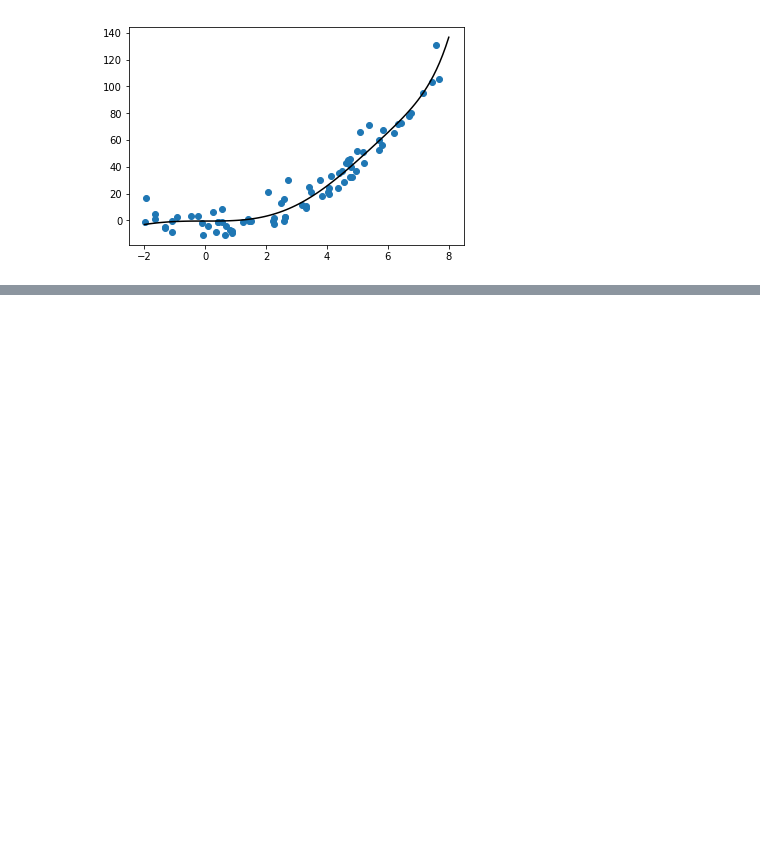
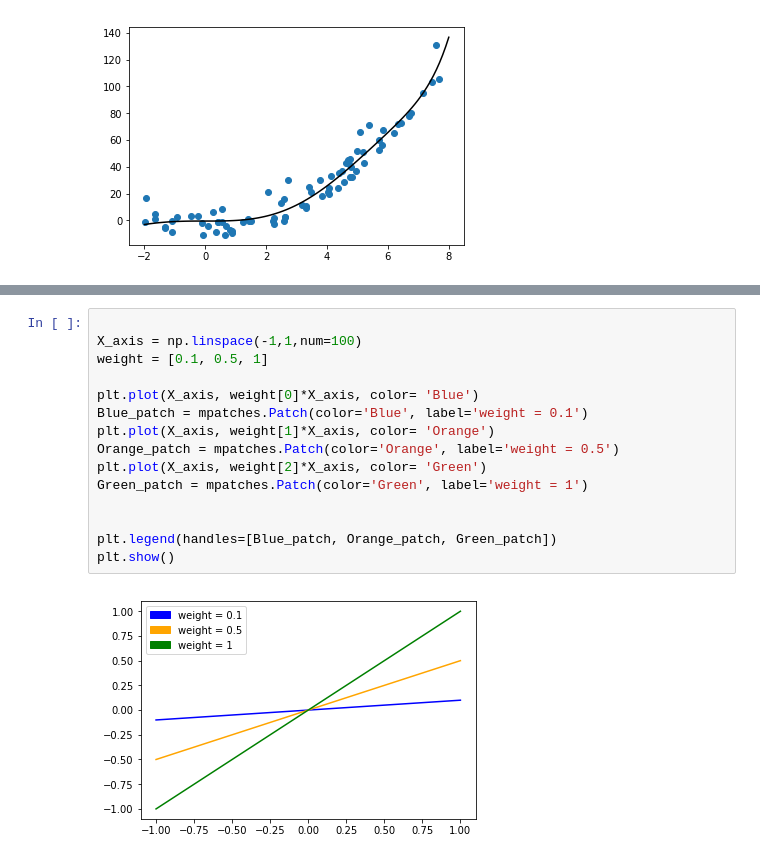
Before and after one commit to peterpark77/comp652, a Jupyter notebook: ASS1/Untitled.ipynb, the cells around one changed output, grey strips where cells are left out. Saved outputs shown, nothing was run; the diff lists cells and outputs as text; blank space fills up the shorter version.

```diff
--- a/ASS1/Untitled.ipynb
+++ b/ASS1/Untitled.ipynb
@@ -484,0 +506,17 @@ print(min(scores_array, key=scores_array.get), "is the best pick for lambda")
+# %%
+
+X_axis = np.linspace(-1,1,num=100)
+weight = [0.1, 0.5, 1]
+
+plt.plot(X_axis, weight[0]*X_axis, color= 'Blue')
+Blue_patch = mpatches.Patch(color='Blue', label='weight = 0.1')
+plt.plot(X_axis, weight[1]*X_axis, color= 'Orange')
+Orange_patch = mpatches.Patch(color='Orange', label='weight = 0.5')
+plt.plot(X_axis, weight[2]*X_axis, color= 'Green')
+Green_patch = mpatches.Patch(color='Green', label='weight = 1')
+
+
+plt.legend(handles=[Blue_patch, Orange_patch, Green_patch])
+plt.show()
+# %% [output]
+[figure, added]
```
Also changed, not shown: parts of 23 cells of this notebook.
